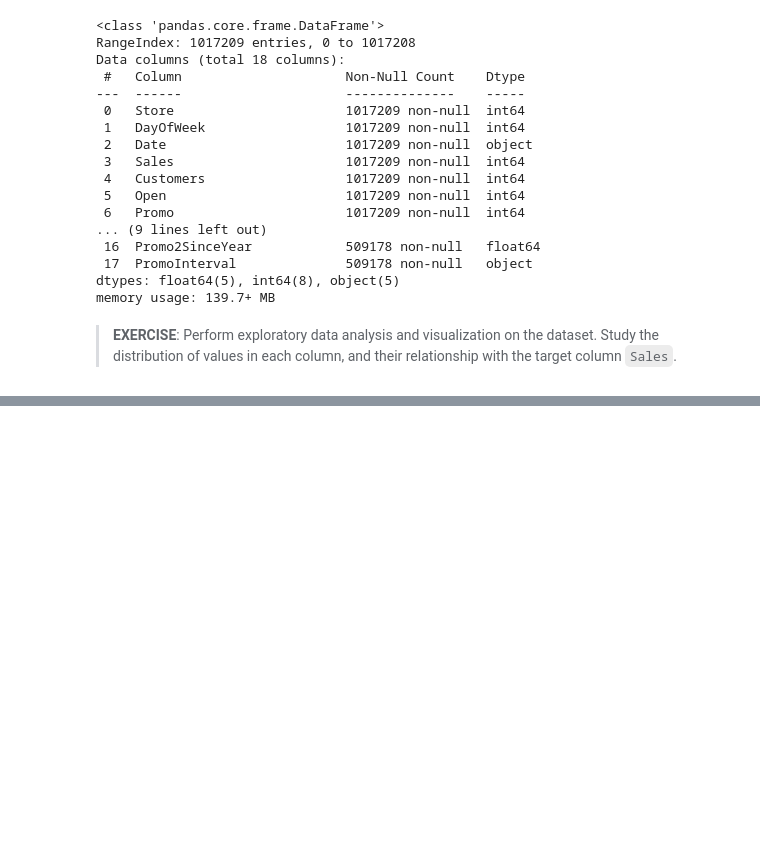
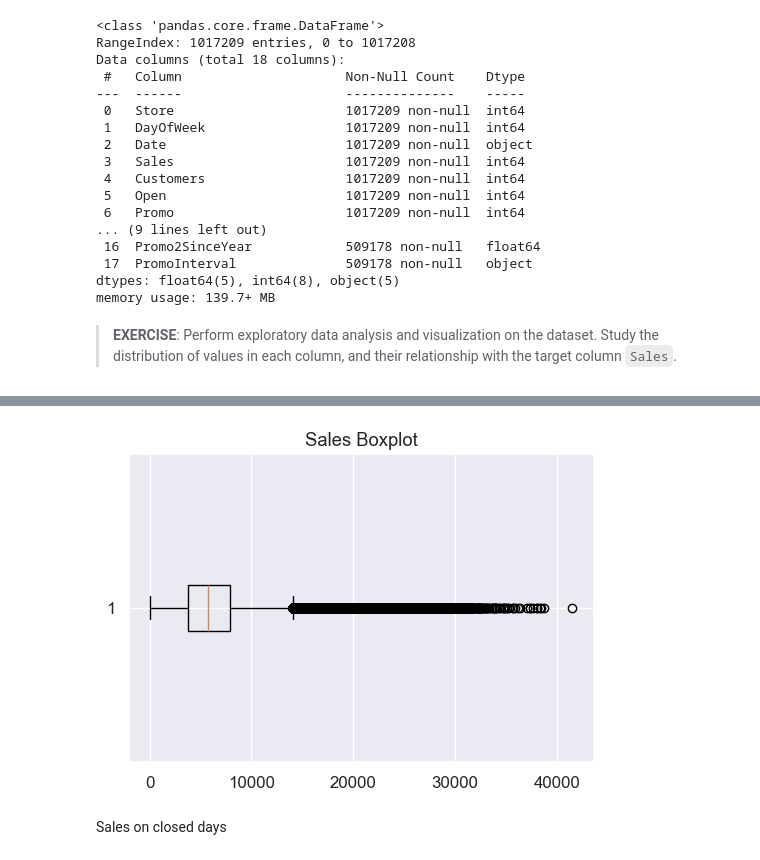
Before and after one commit to baldzhiyski/data-science-machine-learning-training, a Jupyter notebook: scikit-learn-course/gradient-boosting-machines/gradient-boosting.ipynb, the cells around one changed output, grey strips where cells are left out. Saved outputs shown, nothing was run; the diff lists cells and outputs as text; code cells hidden in the pictures; blank space fills up the shorter version.

```diff
--- a/scikit-learn-course/gradient-boosting-machines/gradient-boosting.ipynb
+++ b/scikit-learn-course/gradient-boosting-machines/gradient-boosting.ipynb
@@ -59,0 +153,9 @@ memory usage: 139.7+ MB
+# %%
+plt.figure(figsize=(6, 4))
+plt.boxplot(merged_df["Sales"], vert=False)
+plt.title("Sales Boxplot")
+plt.show()
+# %% [output]
+[figure, added]
+# %% [markdown]
+Sales on closed days
```
Also changed, not shown: parts of 25 cells of this notebook.
